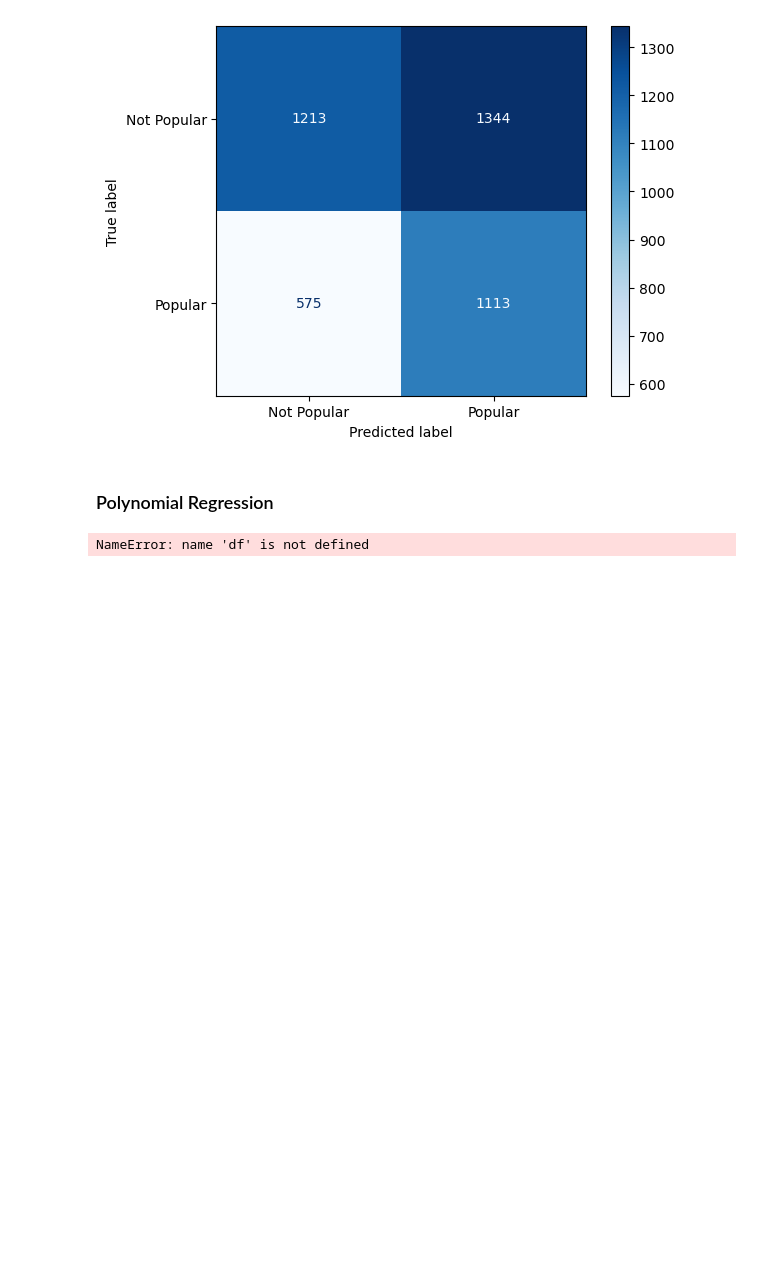
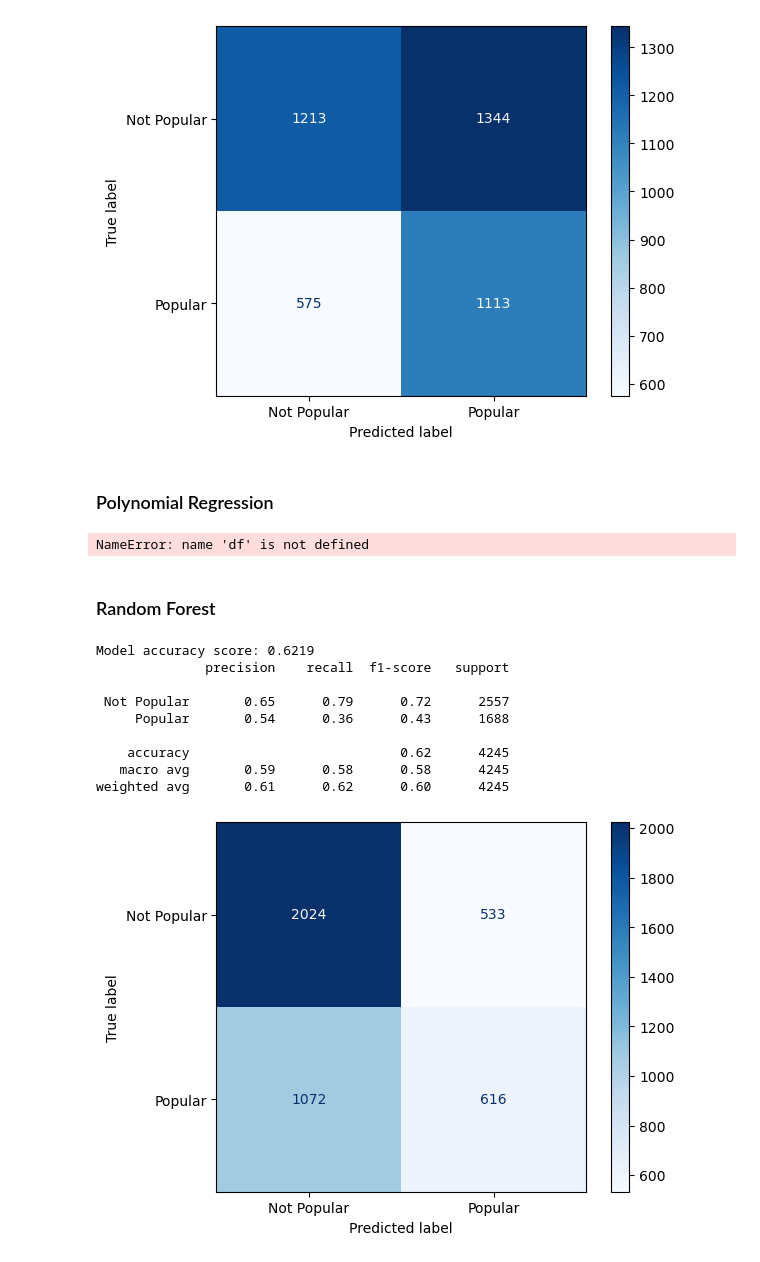
Before and after one commit to xiaolin-m/ECS171_BopOrFlop, a Jupyter notebook: data_preprocessing_and_models.ipynb, the cells around one changed output. Cells and saved outputs as stored; diff of their text form; code cells hidden in the pictures; blank space fills up the shorter version.

Commit message:
added random forest model

```diff
--- a/data_preprocessing_and_models.ipynb
+++ b/data_preprocessing_and_models.ipynb
@@ -212,3 +212,43 @@ for deg in range(4):
     plt.show()
 # %% [output]
 NameError: name 'df' is not defined
+# %% [markdown]
+### Random Forest
+# %%
+from sklearn.model_selection import train_test_split
+from sklearn.ensemble import RandomForestClassifier
+
+# split data into training and testing with 80:20 ratio
+X_train, X_test, y_train, y_test = train_test_split(X, y, test_size = 0.2, random_state = 22)
+
+# create random forest classifier
+rf_model = RandomForestClassifier()
+
+# fit model to data
+rf_model.fit(X_train, y_train)
+
+# get predicted data based on model
+y_pred = rf_model.predict(X_test)
+# %%
+# outputs model's classification report and confusion matrix
+
+labels = ['Not Popular', 'Popular']
+print('Model accuracy score: {0:0.4f}'. format(accuracy_score(y_test, y_pred)))
+report = classification_report(y_test, y_pred, target_names=labels)
+print(report)
+
+cm = metrics.confusion_matrix(y_test, y_pred)
+cm_display = metrics.ConfusionMatrixDisplay(confusion_matrix=cm, display_labels=labels)
+cm_display.plot(cmap='Blues', values_format='d')
+plt.show()
+# %% [output]
+Model accuracy score: 0.6219
+              precision    recall  f1-score   support
+
+ Not Popular       0.65      0.79      0.72      2557
+     Popular       0.54      0.36      0.43      1688
+
+    accuracy                           0.62      4245
+   macro avg       0.59      0.58      0.58      4245
+weighted avg       0.61      0.62      0.60      4245
+[figure, added]
```
